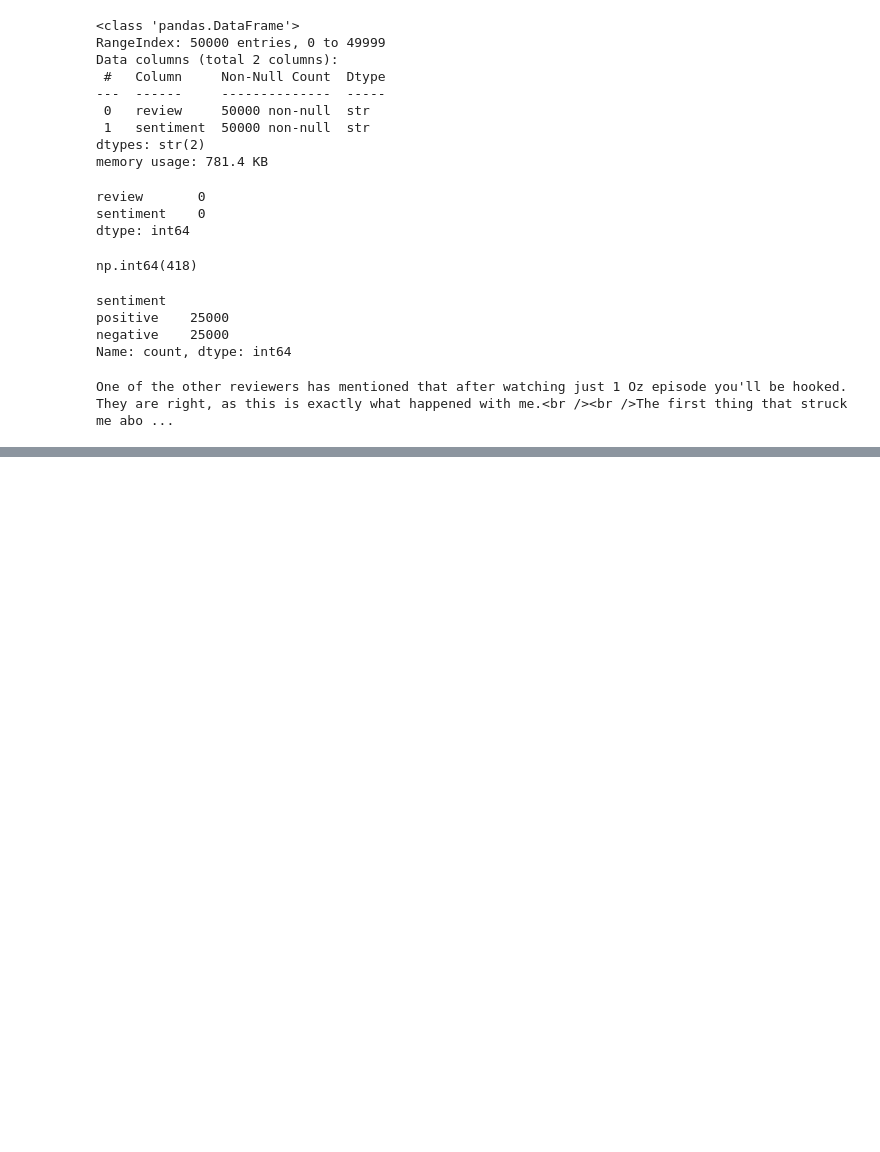
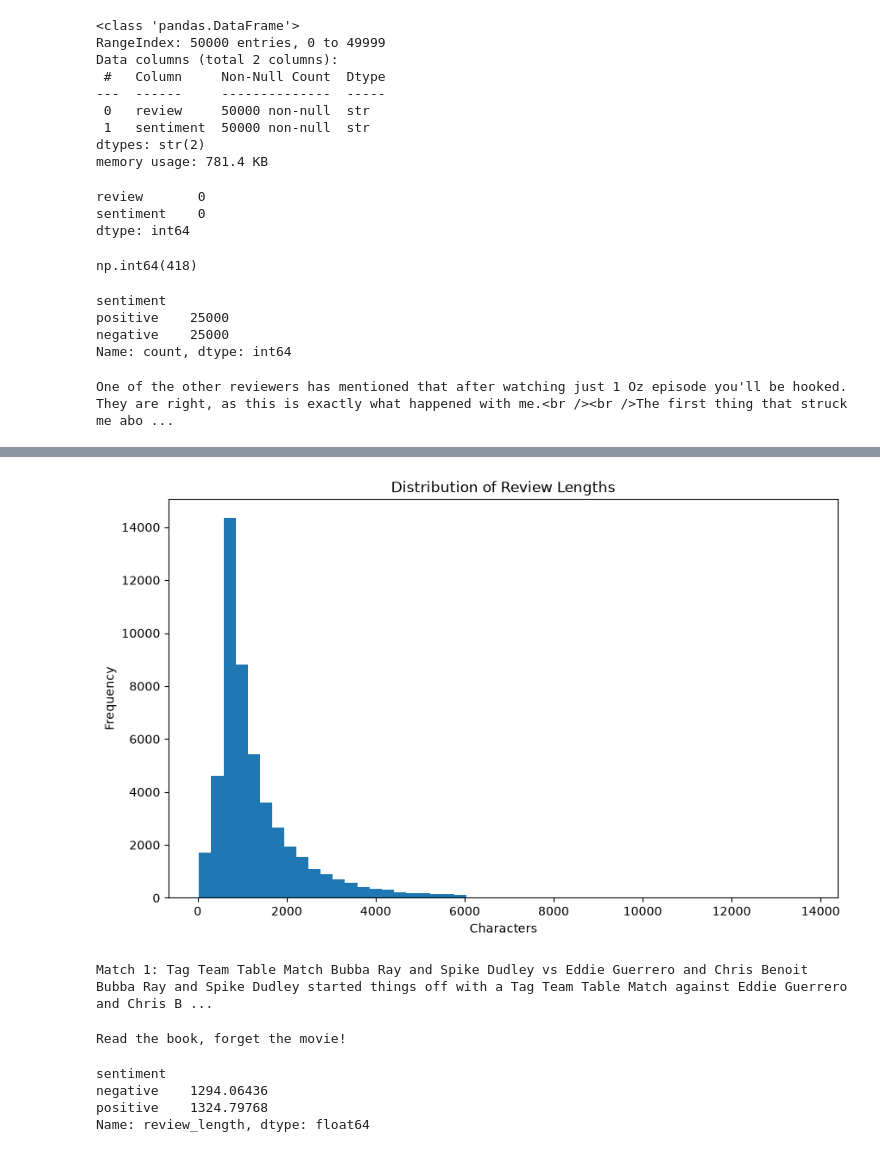
Before and after one commit to omayanayagara/NLP_Group_19, a Jupyter notebook: notebooks/data_loading.ipynb, the cells around one changed output, grey strips where cells are left out. Drawn from its saved outputs; the diff is of its cells as text; code cells hidden in the pictures; blank space fills up the shorter version.

```diff
--- a/notebooks/data_loading.ipynb
+++ b/notebooks/data_loading.ipynb
@@ -54,0 +68,2 @@ One of the other reviewers has mentioned that after watching just 1 Oz episode y
+# %%
+df["review_length"] = df["review"].apply(len)
@@ -54,0 +91,33 @@ One of the other reviewers has mentioned that after watching just 1 Oz episode y
+# %%
+plt.figure(figsize=(10,6))
+
+plt.hist(df["review_length"], bins=50)
+
+plt.title("Distribution of Review Lengths")
+
+plt.xlabel("Characters")
+
+plt.ylabel("Frequency")
+
+plt.show()
+# %% [output]
+[figure, added]
+# %%
+longest = df["review_length"].idxmax()
+
+print(df["review"][longest])
+# %% [output]
+Match 1: Tag Team Table Match Bubba Ray and Spike Dudley vs Eddie Guerrero and Chris Benoit Bubba Ray and Spike Dudley started things off with a Tag Team Table Match against Eddie Guerrero and Chris B ...
+# %%
+shortest = df["review_length"].idxmin()
+
+print(df["review"][shortest])
+# %% [output]
+Read the book, forget the movie!
+# %%
+df.groupby("sentiment")["review_length"].mean()
+# %% [output]
+sentiment
+negative    1294.06436
+positive    1324.79768
+Name: review_length, dtype: float64
```
Also changed, not shown: parts of 5 cells of this notebook.
